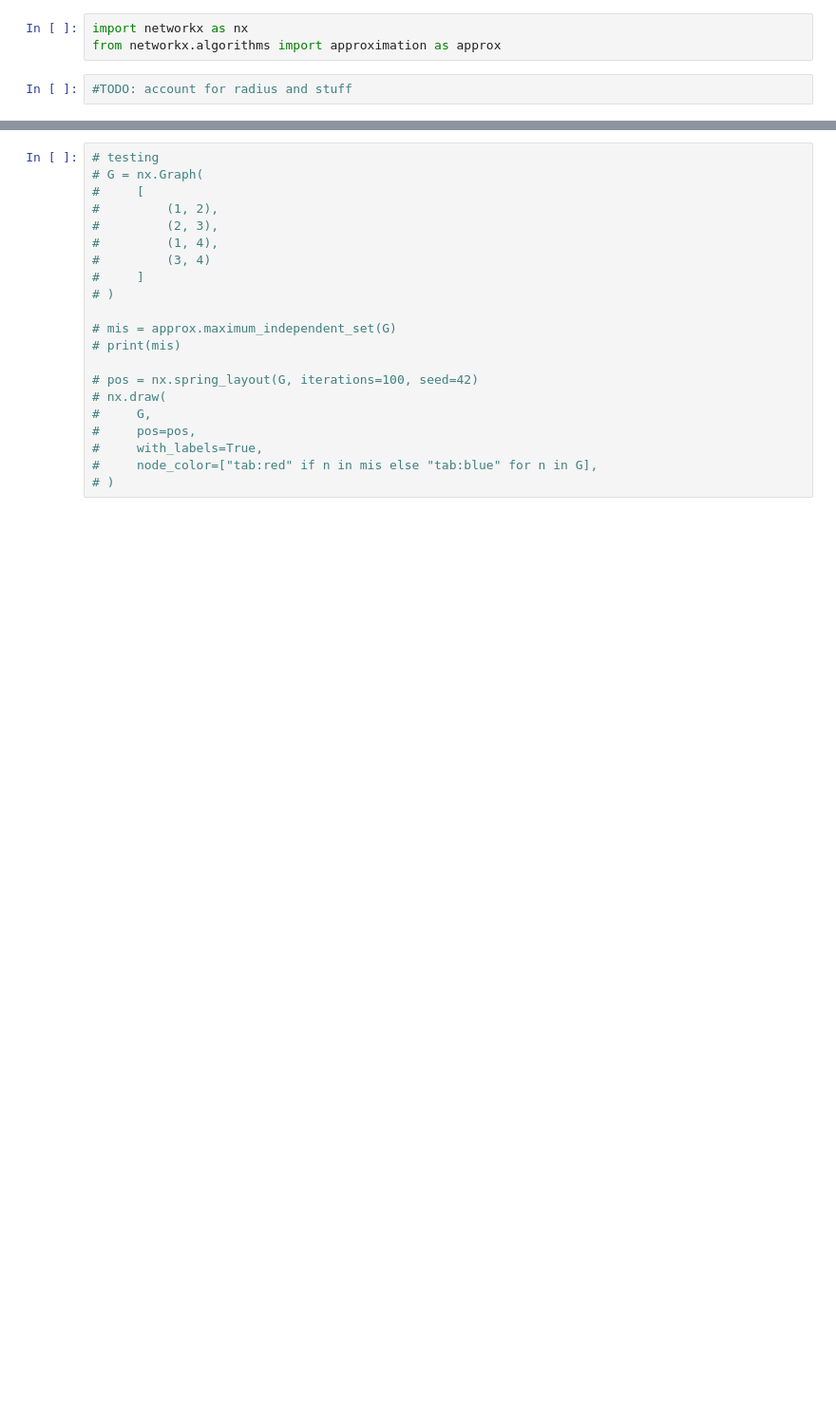
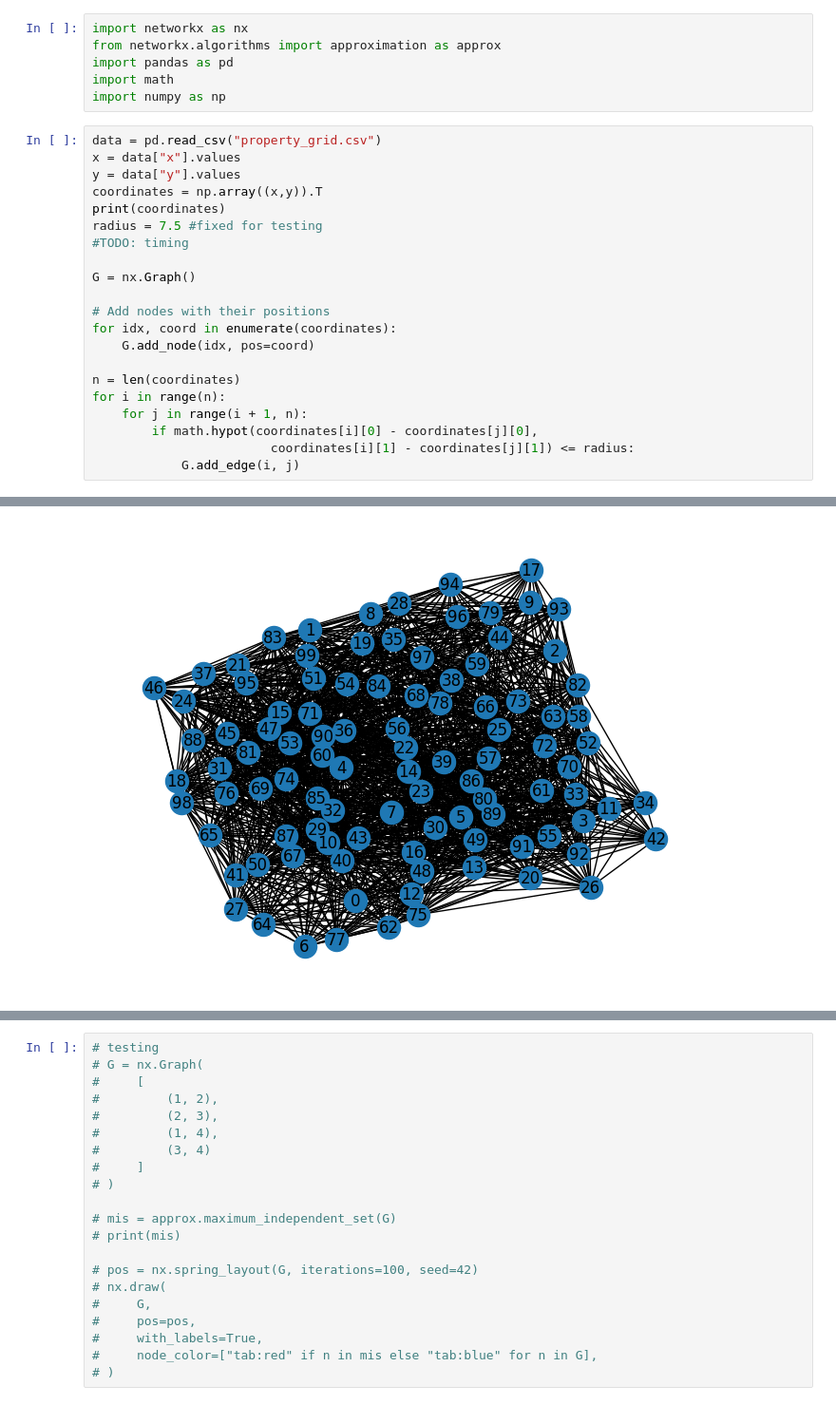
Before and after one commit to gzemlevskiy17/YQuantum-Minimising-Wildfire-Risks, a Jupyter notebook: mis_classical.ipynb, the cells around one changed output, grey strips where cells are left out. Shown at 95% size. Saved outputs shown, nothing was run; the diff lists cells and outputs as text; blank space fills up the shorter version.

Commit message:
add create graph from grid using radius. add gitignore

```diff
--- a/mis_classical.ipynb
+++ b/mis_classical.ipynb
@@ -1,5 +1,28 @@
 # %%
 import networkx as nx
 from networkx.algorithms import approximation as approx
+import pandas as pd
+import math
+import numpy as np
 # %%
-#TODO: account for radius and stuff
+data = pd.read_csv("property_grid.csv")
+x = data["x"].values
+y = data["y"].values
+coordinates = np.array((x,y)).T
+print(coordinates)
+radius = 7.5 #fixed for testing
+#TODO: timing
+
+G = nx.Graph()
+
+# Add nodes with their positions
+for idx, coord in enumerate(coordinates):
+    G.add_node(idx, pos=coord)
+
+n = len(coordinates)
+for i in range(n):
+    for j in range(i + 1, n):
+        if math.hypot(coordinates[i][0] - coordinates[j][0],
+                        coordinates[i][1] - coordinates[j][1]) <= radius:
+            G.add_edge(i, j)
+# %% [output]
@@ -6,2 +46,3 @@ from networkx.algorithms import approximation as approx
+[figure, added]
 # %%
 #initial graph (test example)
```
Also changed, not shown: parts of 2 cells of this notebook, 1 other file.
